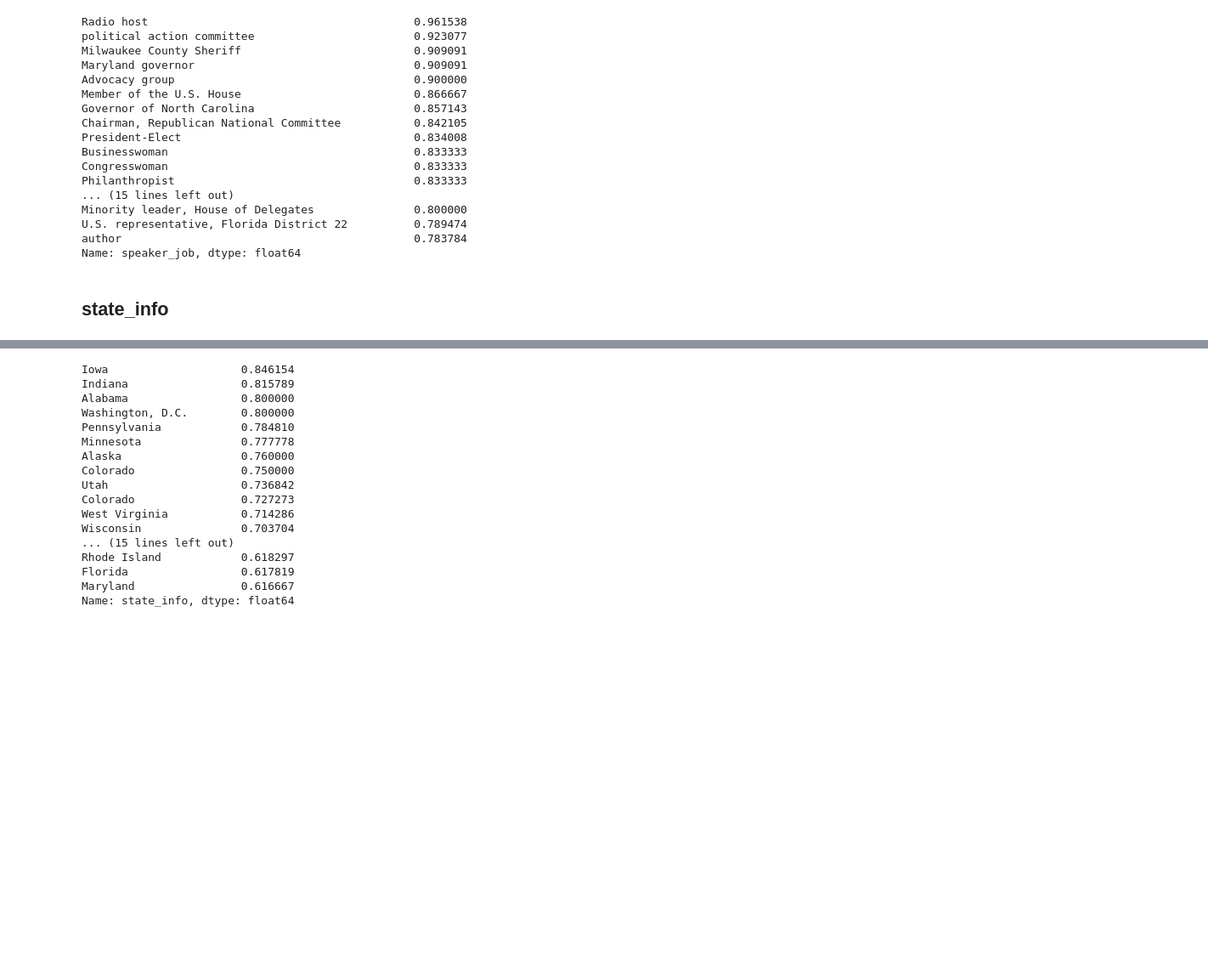
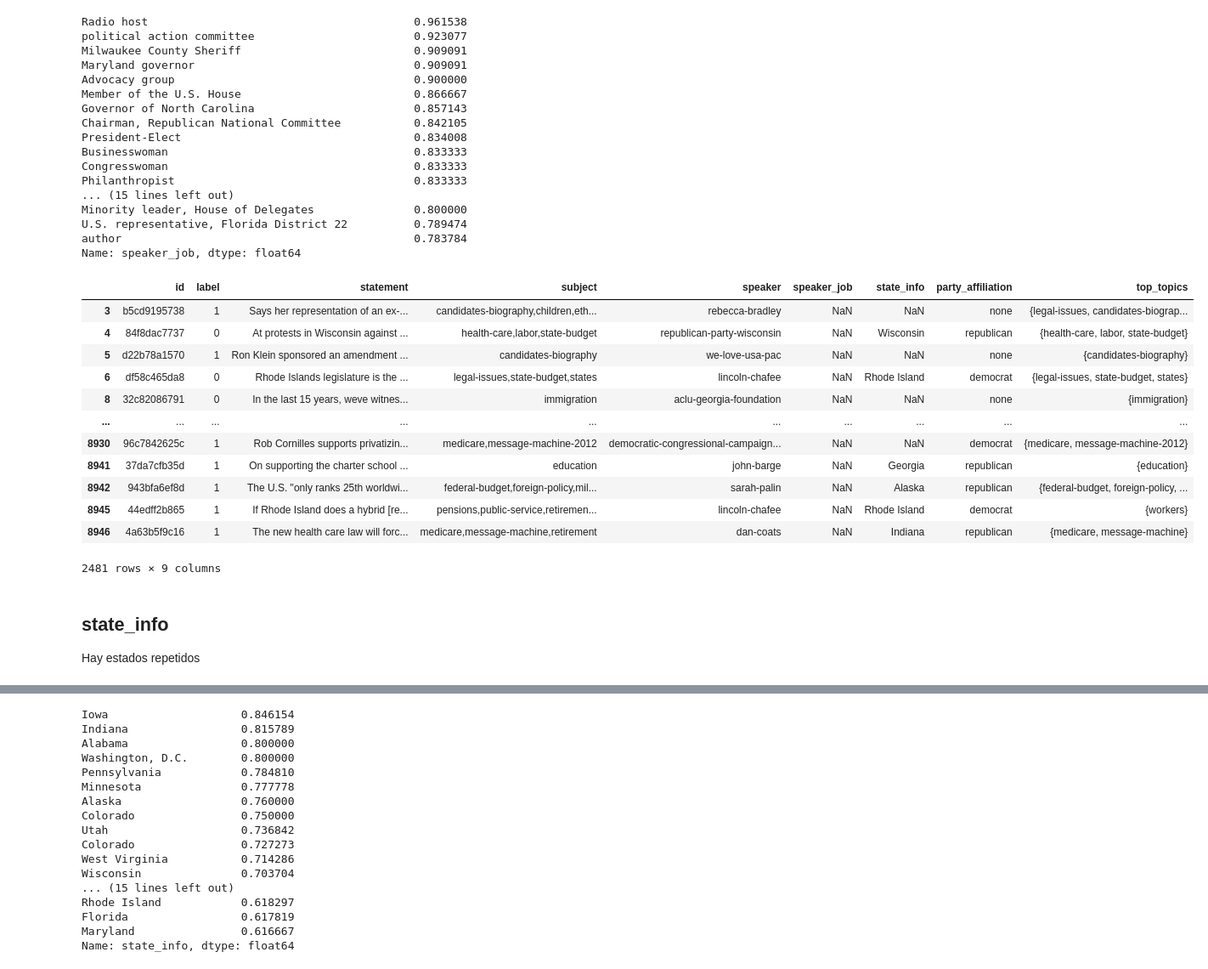
Before and after one commit to dveni/false-political-claim-detection-CDAW, a Jupyter notebook: Exploring Dataset.ipynb, the cells around one changed output, grey strips where cells are left out. Shown at 85% size. Drawn from its saved outputs; the diff is of its cells as text; code cells hidden in the pictures; blank space fills up the shorter version.

```diff
--- a/Exploring Dataset.ipynb
+++ b/Exploring Dataset.ipynb
@@ -390,6 +389,24 @@ Minority leader, House of Delegates               0.800000
 U.S. representative, Florida District 22          0.789474
 author                                            0.783784
 Name: speaker_job, dtype: float64
+# %%
+train[train.speaker_job.isna()]
+# %% [output]
+|  | id | label | statement | subject | speaker | speaker_job | state_info | party_affiliation | top_topics |
+| 3 | b5cd9195738 | 1 | Says her representation of an ex-... | candidates-biography,children,eth... | rebecca-bradley | NaN | NaN | none | {legal-issues, candidates-biograp... |
+| 4 | 84f8dac7737 | 0 | At protests in Wisconsin against ... | health-care,labor,state-budget | republican-party-wisconsin | NaN | Wisconsin | republican | {health-care, labor, state-budget} |
+| 5 | d22b78a1570 | 1 | Ron Klein sponsored an amendment ... | candidates-biography | we-love-usa-pac | NaN | NaN | none | {candidates-biography} |
+| 6 | df58c465da8 | 0 | Rhode Islands legislature is the ... | legal-issues,state-budget,states | lincoln-chafee | NaN | Rhode Island | democrat | {legal-issues, state-budget, states} |
+| 8 | 32c82086791 | 0 | In the last 15 years, weve witnes... | immigration | aclu-georgia-foundation | NaN | NaN | none | {immigration} |
+| ... | ... | ... | ... | ... | ... | ... | ... | ... | ... |
+| 8930 | 96c7842625c | 1 | Rob Cornilles supports privatizin... | medicare,message-machine-2012 | democratic-congressional-campaign... | NaN | NaN | democrat | {medicare, message-machine-2012} |
+| 8941 | 37da7cfb35d | 1 | On supporting the charter school ... | education | john-barge | NaN | Georgia | republican | {education} |
+| 8942 | 943bfa6ef8d | 1 | The U.S. "only ranks 25th worldwi... | federal-budget,foreign-policy,mil... | sarah-palin | NaN | Alaska | republican | {federal-budget, foreign-policy, ... |
+| 8945 | 44edff2b865 | 1 | If Rhode Island does a hybrid [re... | pensions,public-service,retiremen... | lincoln-chafee | NaN | Rhode Island | democrat | {workers} |
+| 8946 | 4a63b5f9c16 | 1 | The new health care law will forc... | medicare,message-machine,retirement | dan-coats | NaN | Indiana | republican | {medicare, message-machine} |
+2481 rows × 9 columns
 # %% [markdown]
 ## state_info
+
+Hay estados repetidos
 # %%
```
Also changed, not shown: parts of 16 cells of this notebook, 4 other files.
